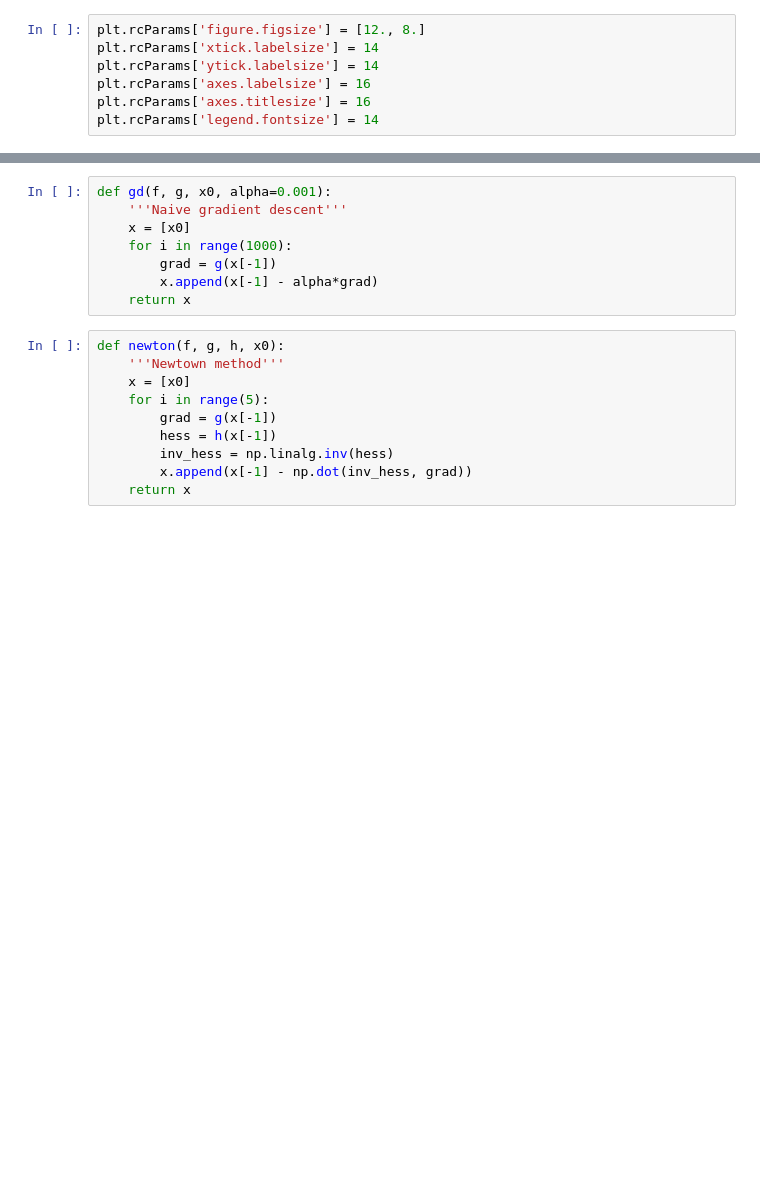
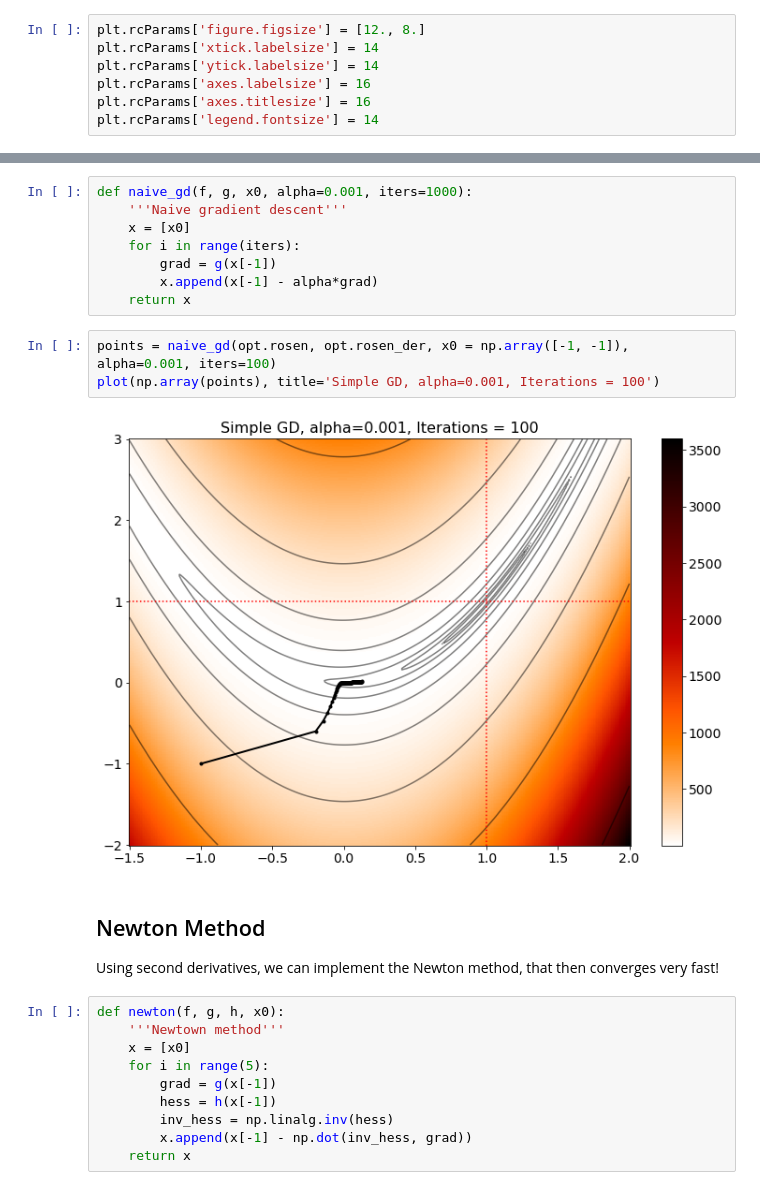
Before and after one commit to philippeller/Teaching, a Jupyter notebook: optimization.ipynb, the cells around one changed output, grey strips where cells are left out. Drawn from its saved outputs; the diff is of its cells as text; blank space fills up the shorter version.

```diff
--- a/optimization.ipynb
+++ b/optimization.ipynb
@@ -24,11 +45,20 @@ def rosen(x, y):
 # %%
-def gd(f, g, x0, alpha=0.001):
+def naive_gd(f, g, x0, alpha=0.001, iters=1000):
     '''Naive gradient descent'''
     x = [x0]
-    for i in range(1000):
+    for i in range(iters):
         grad = g(x[-1])
         x.append(x[-1] - alpha*grad)
     return x
+# %%
+points = naive_gd(opt.rosen, opt.rosen_der, x0 = np.array([-1, -1]), alpha=0.001, iters=100)
+plot(np.array(points), title='Simple GD, alpha=0.001, Iterations = 100')
+# %% [output]
+[figure, added]
+# %% [markdown]
+## Newton Method
+
+Using second derivatives, we can implement the Newton method, that then converges very fast!
 # %%
 def newton(f, g, h, x0):
     '''Newtown method'''
```
Also changed, not shown: parts of 19 cells of this notebook, 14 other files.
